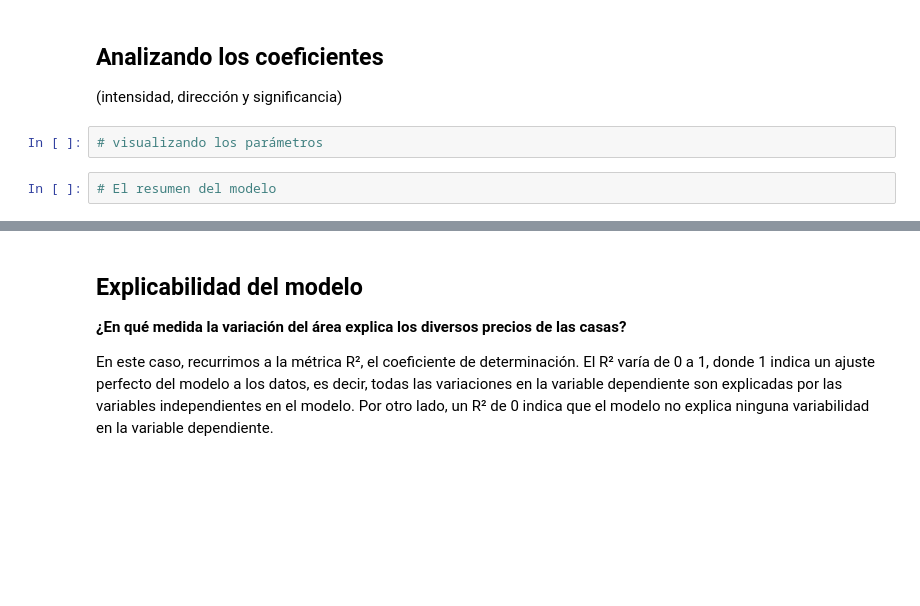
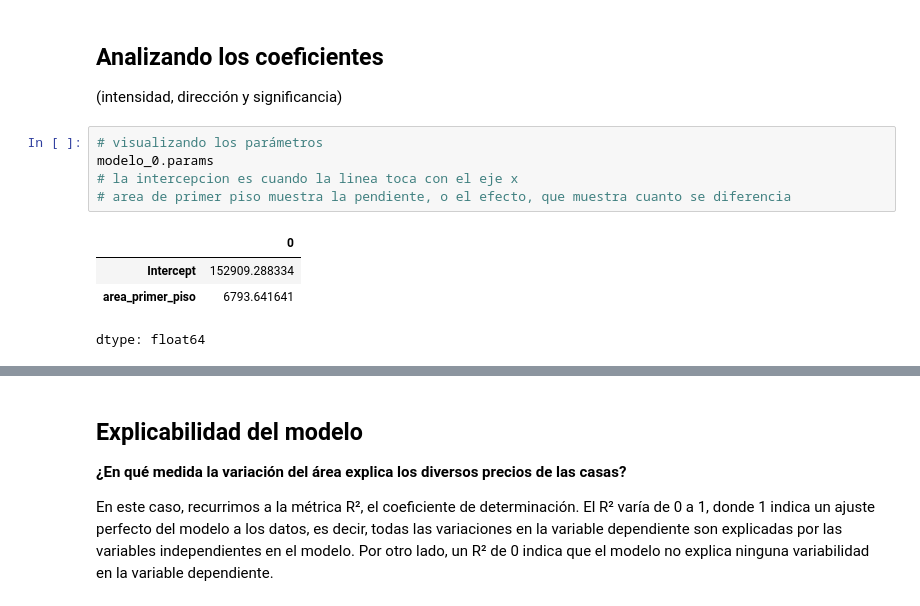
Before and after one commit to MarteDevs/Relaciones-con-regresion-lineal, a Jupyter notebook: precios_de_inmuebles_regresion_lineal.ipynb, the cells around one changed output, grey strips where cells are left out. Drawn from its saved outputs; the diff is of its cells as text; blank space fills up the shorter version.

```diff
--- a/precios_de_inmuebles_regresion_lineal.ipynb
+++ b/precios_de_inmuebles_regresion_lineal.ipynb
@@ -264,7 +262,13 @@ Notes:
 ## Analizando los coeficientes
 
 (intensidad, dirección y significancia)
-# %%
-# visualizando los parámetros
-# %%
-# El resumen del modelo
+# %%
+# visualizando los parámetros
+modelo_0.params
+# la intercepcion es cuando la linea toca con el eje x
+# area de primer piso muestra la pendiente, o el efecto, que muestra cuanto se diferencia
+# %% [output]
+|  | 0 |
+| Intercept | 152909.288334 |
+| area_primer_piso | 6793.641641 |
+dtype: float64
```
Also changed, not shown: parts of 6 cells of this notebook.
